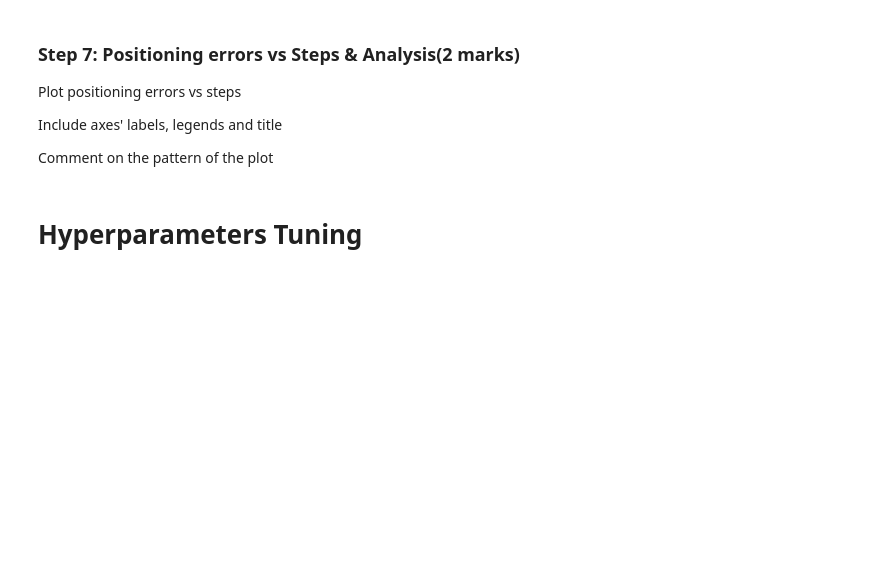
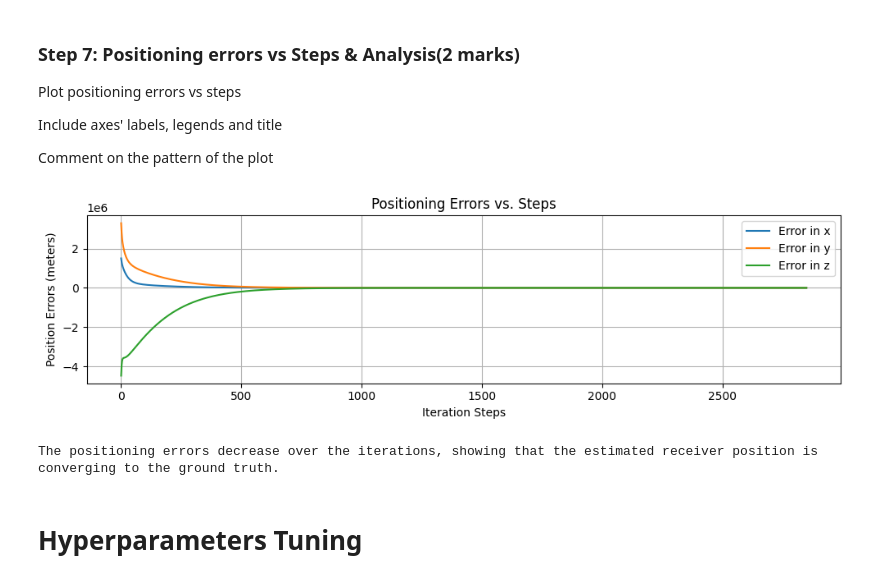
Before and after one commit to rbawah/engg680_2024_fall_group7, a Jupyter notebook: Lab_Assignment3/Assignment3.ipynb, the cells around one changed output. Drawn from its saved outputs; the diff is of its cells as text; code cells hidden in the pictures; blank space fills up the shorter version.

```diff
--- a/Lab_Assignment3/Assignment3.ipynb
+++ b/Lab_Assignment3/Assignment3.ipynb
@@ -248,3 +308,22 @@ plt.show()
+# %%
+arr_err_array = np.array(arr_err)
+fig, ax = plt.subplots(nrows=1, ncols=1, figsize=(10, 3))
+ax.plot(arr_err_array[:, 0], label='Error in x')
+ax.plot(arr_err_array[:, 1], label='Error in y')
+ax.plot(arr_err_array[:, 2], label='Error in z')
+ax.set_xlabel('Iteration Steps')
+ax.set_ylabel('Position Errors (meters)')
+ax.set_title('Positioning Errors vs. Steps')
+ax.legend()
+ax.grid(True)
+fig.tight_layout()
+plt.show()
+
+# Comment on the pattern
+print("The positioning errors decrease over the iterations, showing that the estimated receiver position is converging to the ground truth.")
+# %% [output]
+[figure, added]
+The positioning errors decrease over the iterations, showing that the estimated receiver position is converging to the ground truth.
 # %% [markdown]
 # Hyperparameters Tuning
 # %% [markdown]
```
Also changed, not shown: parts of 29 cells of this notebook.
